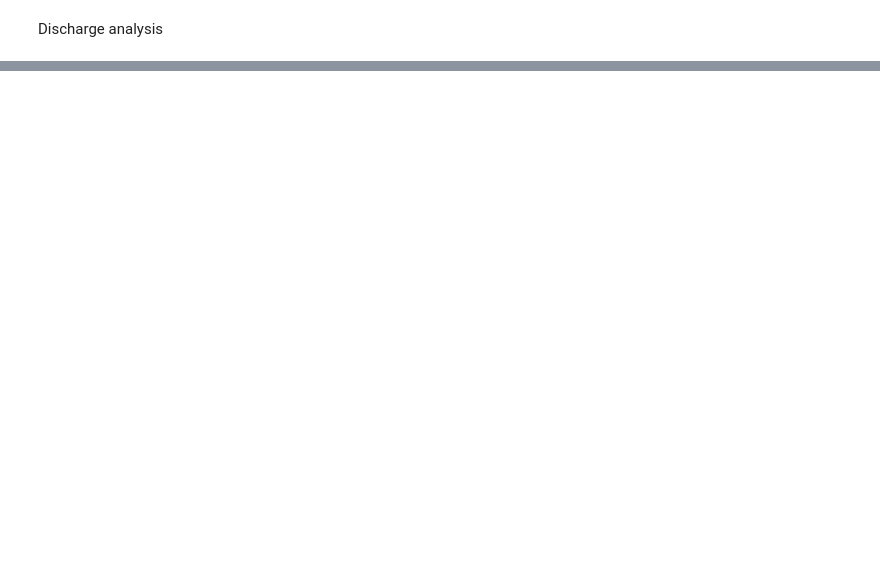
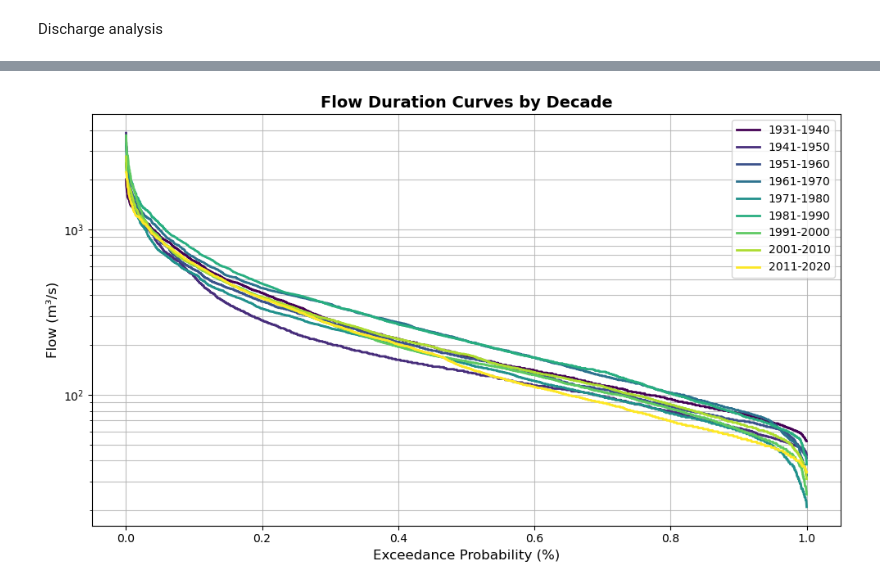
Before and after one commit to Doriswong35/teaching-materials, a Jupyter notebook: Main_project/FlowAnalysis.ipynb, the cells around one changed output, grey strips where cells are left out. Saved outputs shown, nothing was run; the diff lists cells and outputs as text; code cells hidden in the pictures; blank space fills up the shorter version.

Commit message:
Completed notebook FlowAccumulation

```diff
--- a/Main_project/FlowAnalysis.ipynb
+++ b/Main_project/FlowAnalysis.ipynb
@@ -57,0 +45,33 @@ plt.grid()
+# %%
+# Prepare decades
+decades = {}
+for decade_start in range(1931, 2021, 10):
+    decade_end = decade_start + 9
+    mask = (grdc_obs.index.year >= decade_start) & (grdc_obs.index.year <= decade_end)
+    if len(grdc_obs[mask]) > 0:  # Only add if data exists
+        decades[f"{decade_start}-{decade_end}"] = grdc_obs[mask]
+
+# Create FDC plot
+fig, ax = plt.subplots(figsize=(10, 6))
+
+# Colors for different decades
+colors = plt.cm.viridis(np.linspace(0, 1, len(decades)))
+
+# Plot FDC for each decade
+for (label, df_decade), color in zip(decades.items(), colors):
+    q = df_decade.iloc[:, 0]  # Assuming flow is first column
+    prob, Q_sorted = exceedance_probability(q)
+    ax.plot(prob, Q_sorted, label=label, linewidth=2, color=color)
+
+# Formatting
+ax.set_xlabel('Exceedance Probability (%)', fontsize=12)
+ax.set_ylabel('Flow (m³/s)', fontsize=12)
+ax.set_title('Flow Duration Curves by Decade', fontsize=14, fontweight='bold')
+ax.set_yscale('log')  # Log scale for flow (typical for FDCs)
+ax.grid(True, alpha=0.8, which='both')
+ax.legend(loc='best', fontsize=10)
+
+plt.tight_layout()
+plt.show()
+# %% [output]
+[figure, added]
```
Also changed, not shown: parts of 14 cells of this notebook, 52 other files.
